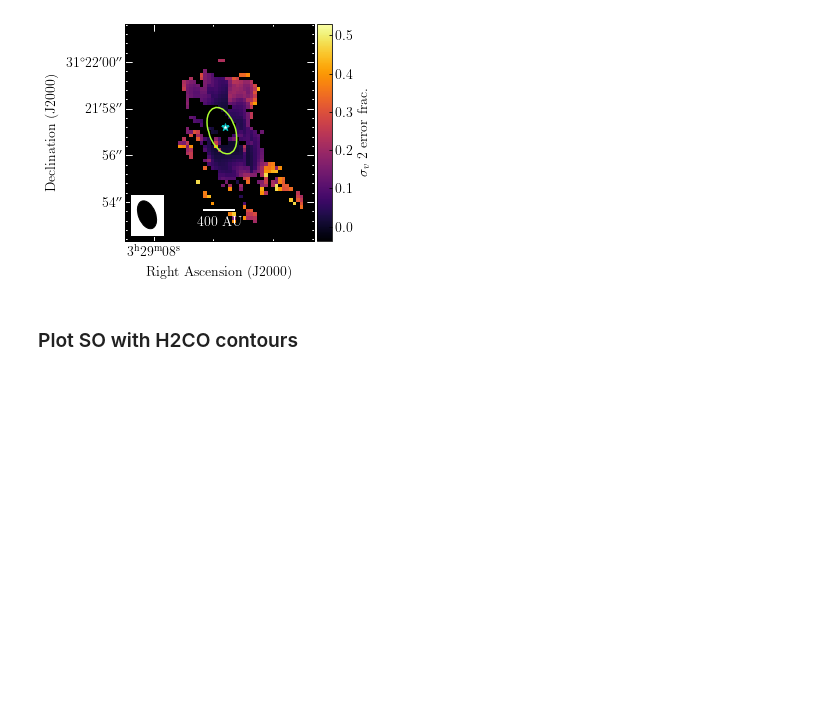
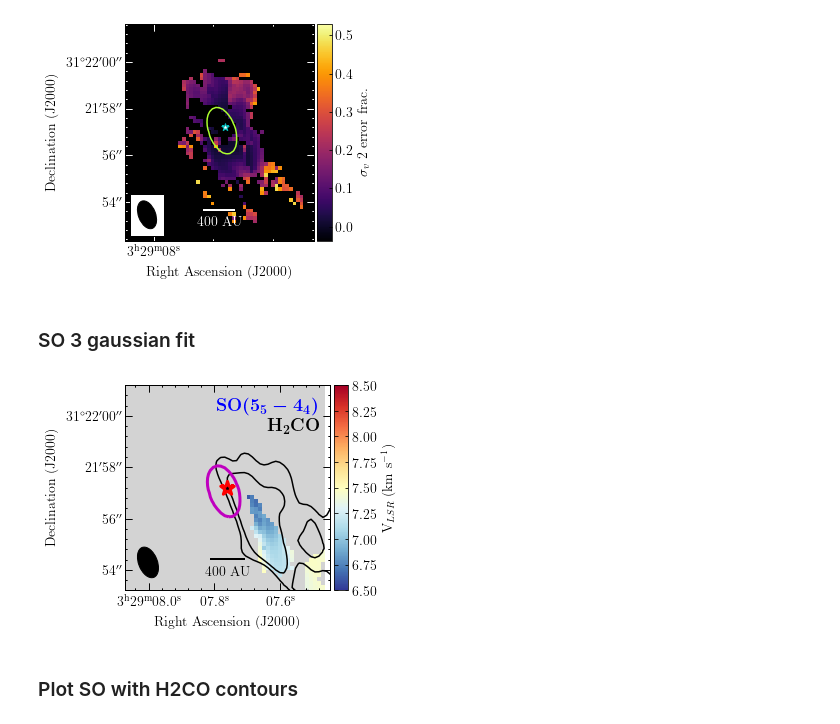
Before and after one commit to tere-valdivia/Per-emb-50_results, a Jupyter notebook: Data_figures.ipynb, the cells around one changed output. Drawn from its saved outputs; the diff is of its cells as text; code cells hidden in the pictures; blank space fills up the shorter version.

Commit message:
separated streamer component in SO and calculated accretion in bins

```diff
--- a/Data_figures.ipynb
+++ b/Data_figures.ipynb
@@ -91,7 +91,7 @@ if saveaction:
 # Load the cube with pyspeckit
 saveaction = 1
 
-filename = 'SO_55_44/CDconfigsmall/Per-emb-50_CD_l009l048_uvsub_SO_multi_small' + '_1G_fitparams_aicres'
+filename = 'SO_55_44/CDconfigsmall/gaussian_fit_1_2_G/Per-emb-50_CD_l009l048_uvsub_SO_multi_small' + '_1G_fitparams_aicres'
 stretch = 'linear'
 paramcube = fits.getdata(filename+'.fits')
 head = fits.getheader(filename+'.fits')
@@ -132,7 +132,7 @@ for i in parameters:
 # Plot the error fraction to make sure everything is ok
 saveaction = 1
 
-filename = 'SO_55_44/CDconfigsmall/Per-emb-50_CD_l009l048_uvsub_SO_multi_small' + '_1G_fitparams_aicres'
+filename = 'SO_55_44/CDconfigsmall/gaussian_fit_1_2_G/Per-emb-50_CD_l009l048_uvsub_SO_multi_small' + '_1G_fitparams_aicres'
 stretch = 'linear'
 paramcube = fits.getdata(filename+'.fits')
 head = fits.getheader(filename+'.fits')
@@ -172,7 +172,7 @@ INFO: Auto-setting vmax to  5.517e-01 [aplpy.core]
 # Load the cube with pyspeckit
 saveaction = 1
 
-filename = 'SO_55_44/CDconfigsmall/Per-emb-50_CD_l009l048_uvsub_SO_multi_small' + '_2G_fitparams_aicres'
+filename = 'SO_55_44/CDconfigsmall/gaussian_fit_1_2_G/Per-emb-50_CD_l009l048_uvsub_SO_multi_small' + '_2G_fitparams_aicres'
 stretch = 'linear'
 paramcube = fits.getdata(filename+'.fits')
 head = fits.getheader(filename+'.fits')
@@ -221,7 +221,7 @@ for i in parameters:
 # Plot the error fraction to make sure everything is ok
 saveaction = 1
 
-filename = 'SO_55_44/CDconfigsmall/Per-emb-50_CD_l009l048_uvsub_SO_multi_small' + '_2G_fitparams_aicres'
+filename = 'SO_55_44/CDconfigsmall/gaussian_fit_1_2_G/Per-emb-50_CD_l009l048_uvsub_SO_multi_small' + '_2G_fitparams_aicres'
 stretch = 'linear'
 paramcube = fits.getdata(filename+'.fits')
 head = fits.getheader(filename+'.fits')
@@ -266,6 +266,58 @@ INFO: Auto-setting vmax to  5.297e-01 [aplpy.core]
 [figure]
 [figure]
 [figure]
+# %% [markdown]
+### SO 3 gaussian fit
+# %%
+saveaction = 1
+
+filename = 'SO_55_44/CDconfigsmall/Per-emb-50_CD_l009l048_uvsub_SO_multi_small_gaussian_streamer_model'
+stretch = 'linear'
+paramcube = fits.getdata(filename+'.fits')
+head = fits.getheader(filename+'.fits')
+phasecent = np.array([head['ra'], head['dec']]) * u.deg
+freq = head['restfreq'] * u.Hz
+header = WCS(head).celestial.to_header()
+header['bmaj'] = head['bmaj']
+header['bmin'] = head['bmin']
+header['bpa'] = head['bpa']
+moment = paramcube[1]
+title_SO = r'\textbf{SO(5\boldmath$_{5}-4_4)$}'
+title_H2CO = r'\textbf{H\boldmath$_{2}$CO}'
+vmin = 6.5
+vmax = 8.5
+cmap = 'RdYlBu_r'
+
+ang_size = (400 / 293) * u.arcsec
+
+filename_contour = 'H2CO/CDconfigsmall/Per-emb-50_CD_l021l060_uvsub_H2CO_multi_small_fitcube_stream_mom0'
+levels = np.array([3,5]) * 0.25 # K km/s
+
+filename_continuum = 'continuum/Per-emb-50_CD_li_cont_rob1-selfcal'
+cont_data = fits.getdata(filename_continuum+'.fits')[0]
+cont_header = WCS(fits.getheader(filename_continuum+'.fits')).celestial.to_header()
+
+fig = plot_aplpy_standard(fits.PrimaryHDU(data=moment, header=header), stretch, vmin, vmax, cmap, label_col='k', star_col='r')
+fig.set_nan_color('lightgrey')
+fig.colorbar.set_axis_label_text(r'V$_{LSR}$ (km s$^{-1}$)')
+fig.show_contour(filename_contour+'.fits', levels=levels, colors='k')
+fig.scalebar.set_length(ang_size)
+fig.scalebar.set_label('400 AU')
+fig.show_contour(fits.PrimaryHDU(data=cont_data,header=cont_header), levels=[0.007], colors='m', linewidths=3)
+fig.recenter(ra_Per50.value, dec_Per50.value, (4*u.arcsec).to(u.deg).value)
+fig._layers['star']._sizes = np.array([200])
+fig._layers['star']._linewidths = np.array([3.])
+fig.tick_labels.set_xformat('hh:mm:ss.s')
+fig.beam.set_frame(False)
+fig.add_label(0.95,0.9, title_SO, color='b',
+               relative=True, horizontalalignment='right', size=18)
+fig.add_label(0.95,0.8, title_H2CO, color='k',
+               relative=True, horizontalalignment='right', size=18)
+if saveaction:
+    savefile = filename + '_v_lsr_H2CO_cont.pdf'
+    plt.savefig(savefile, bbox_inches='tight', dpi=300)
+# %% [output]
+[figure, added]
 # %% [markdown]
 ### Plot SO with H2CO contours
 # %%
```
Also changed, not shown: parts of 2 cells of this notebook, 8 other files.
